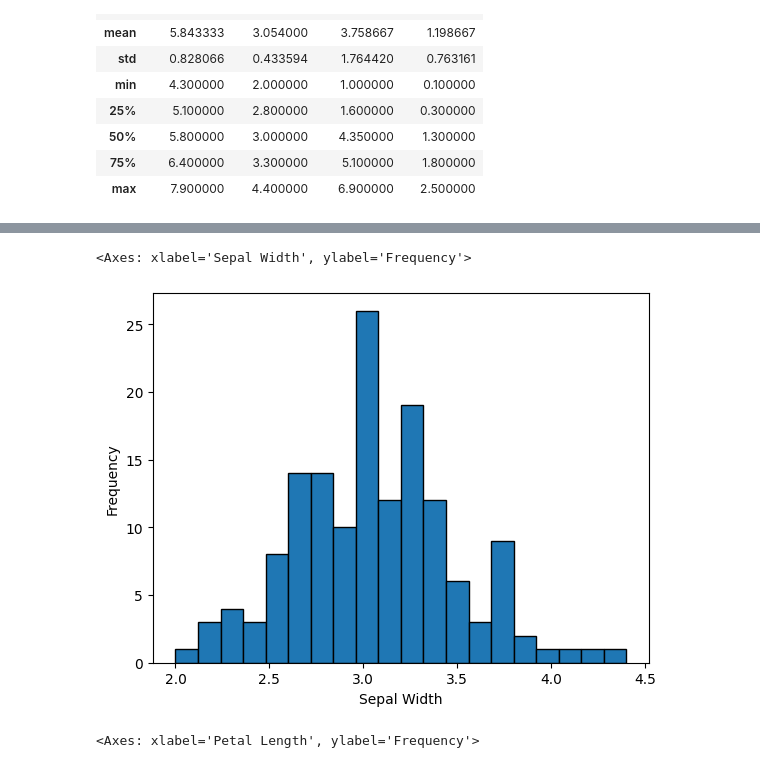
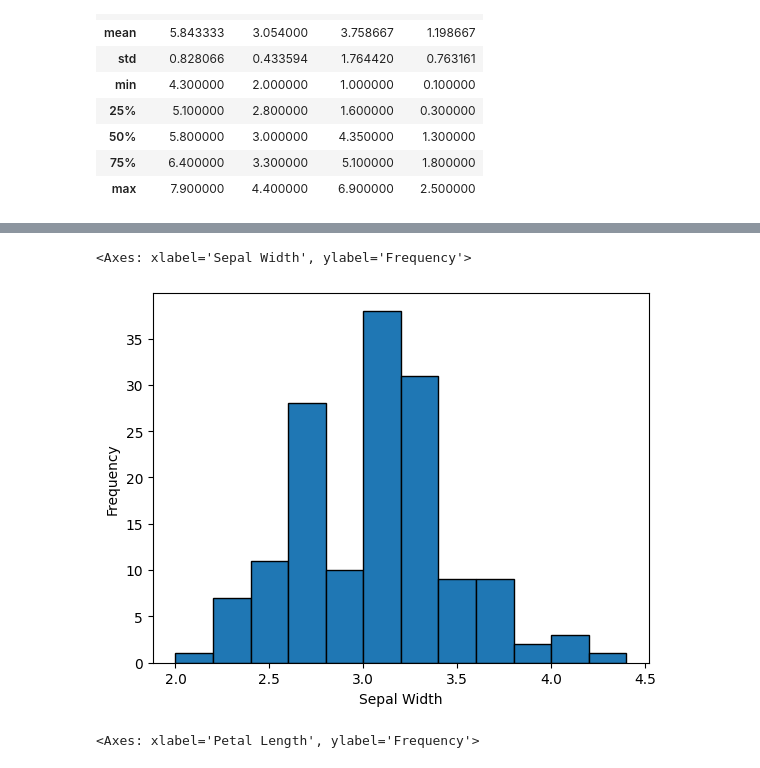
Before and after one commit to devSuryansh/CODSOFT, a Jupyter notebook: IRIS Flower Classification/IRIS_Flower_Classification.ipynb, the cells around one changed output, grey strips where cells are left out. Drawn from its saved outputs; the diff is of its cells as text; code cells hidden in the pictures.

```diff
--- a/IRIS Flower Classification/IRIS_Flower_Classification.ipynb
+++ b/IRIS Flower Classification/IRIS_Flower_Classification.ipynb
@@ -70,8 +72,8 @@ df['sepal_length'].plot(kind = "hist", bins = 20, xlabel = "Sepal Length", edgec
 # %%
-df['sepal_width'].plot(kind = "hist", bins = 20, xlabel = "Sepal Width", edgecolor = "black")
+df['sepal_width'].plot(kind = "hist", bins = 12, xlabel = "Sepal Width", edgecolor = "black")
 # %% [output]
 <Axes: xlabel='Sepal Width', ylabel='Frequency'>
-[figure, old version]
+[figure, new version]
 # %%
 df['petal_length'].plot(kind = "hist", bins = 20, xlabel = "Petal Length", edgecolor = "black")
 # %% [output]
```
Also changed, not shown: parts of 5 cells of this notebook.
